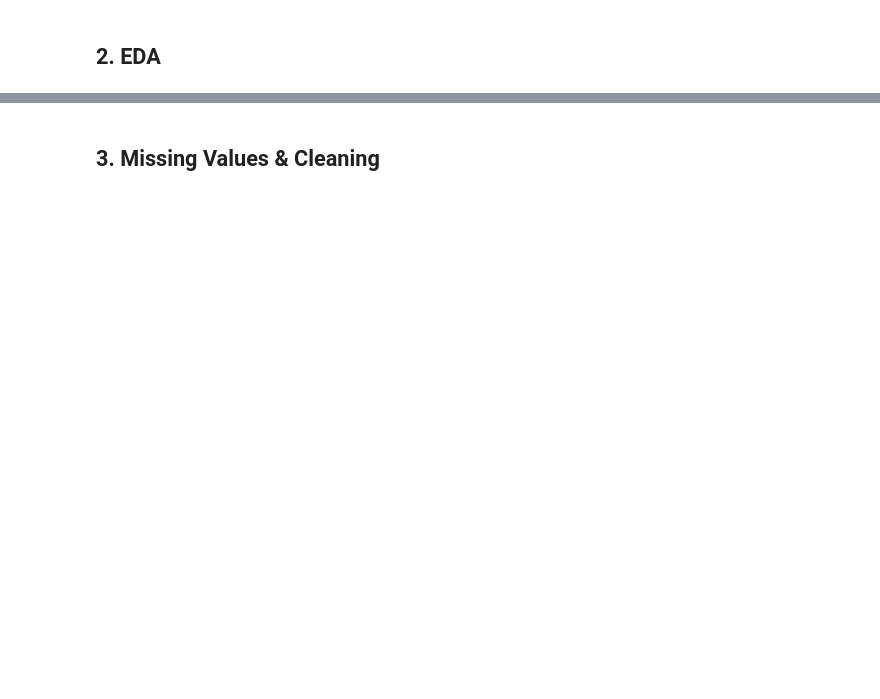
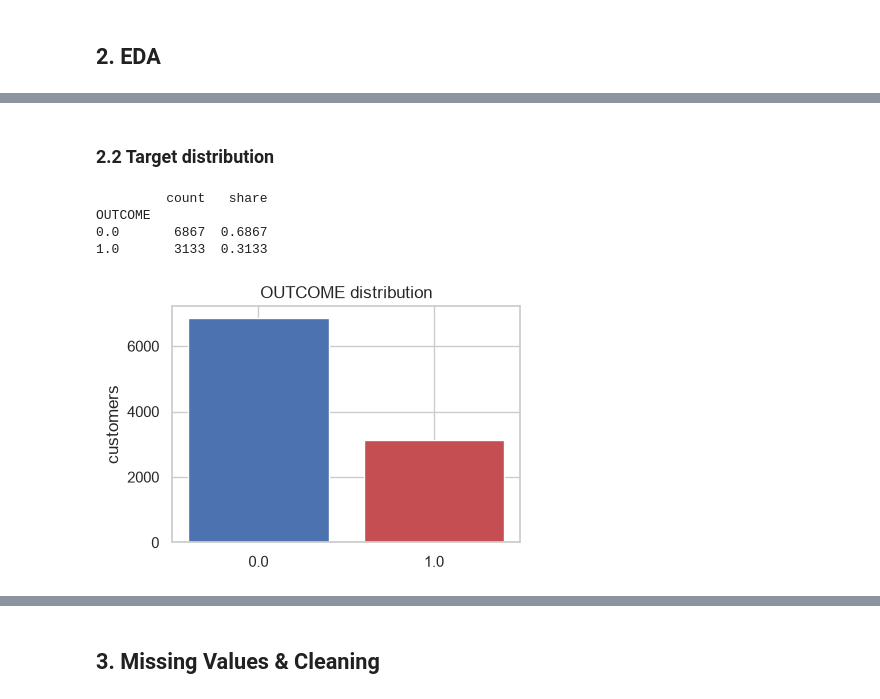
Before and after one commit to Ahmed-log11/Deep_Learning_Project, a Jupyter notebook: notebooks/dev/01_data_preprocessing.ipynb, the cells around one changed output, grey strips where cells are left out. Saved outputs shown, nothing was run; the diff lists cells and outputs as text; code cells hidden in the pictures; blank space fills up the shorter version.

Commit message:
Pre-processing data

```diff
--- a/notebooks/dev/01_data_preprocessing.ipynb
+++ b/notebooks/dev/01_data_preprocessing.ipynb
@@ -40,2 +115,25 @@ def load_splits():
 # %% [markdown]
 ## 1. Load Data
+# %%
+def resolve_raw_csv(path=RAW_CSV):
+    """Return the raw CSV path. If the file is missing, try downloading it with kagglehub (works in Colab)."""
+    if os.path.exists(path):
+        return path
+    try:
+        import kagglehub
+        folder = kagglehub.dataset_download("sagnik1511/car-insurance-data")
+        hits = [p for p in glob.glob(os.path.join(folder, "**", "*.csv"), recursive=True)
+                if os.path.basename(p).lower() == os.path.basename(path).lower()]
+        if not hits:
+            raise FileNotFoundError(f"{os.path.basename(path)} not in downloaded folder {folder}")
+        os.makedirs(os.path.dirname(path), exist_ok=True)
+        shutil.copy(hits[0], path)
+        return path
+    except Exception as e:
+        raise FileNotFoundError(
+            f"'{path}' not found. Download the CSV from https://www.kaggle.com/datasets/sagnik1511/car-insurance-data "
+            f"and place it in data/raw/  (automatic download failed: {e})")
+
+raw = pd.read_csv(resolve_raw_csv())
+print(f"Raw data: {raw.shape[0]:,} rows x {raw.shape[1]} columns")
+raw.head()
@@ -41,0 +150,11 @@ def load_splits():
+# %%
+df = raw.copy()
+df.columns = df.columns.str.strip().str.upper()
+assert TARGET in df.columns, f"Target column {TARGET} not found. Columns: {list(df.columns)}"
+
+text_cols = [c for c in df.columns if not pd.api.types.is_numeric_dtype(df[c])]
+for c in text_cols:
+    df[c] = df[c].str.strip().str.lower().replace("", np.nan)
+
+print("Text columns standardised:", text_cols)
+df.info()
@@ -43,0 +252,16 @@ def load_splits():
+# %% [markdown]
+### 2.2 Target distribution
+# %%
+target_counts = df[TARGET].value_counts(dropna=False).sort_index()
+print(pd.DataFrame({"count": target_counts, "share": (target_counts / len(df)).round(4)}))
+
+fig, ax = plt.subplots(figsize=(4.5, 3.2))
+ax.bar(target_counts.index.astype(str), target_counts.values, color=["#4C72B0", "#C44E52"][:len(target_counts)])
+ax.set_title(f"{TARGET} distribution"); ax.set_ylabel("customers")
+savefig("01_target_distribution.png")
+# %% [output]
+         count   share
+OUTCOME
+0.0       6867  0.6867
+1.0       3133  0.3133
+[figure, added]
```
Also changed, not shown: parts of 46 cells of this notebook, 18 other files.
